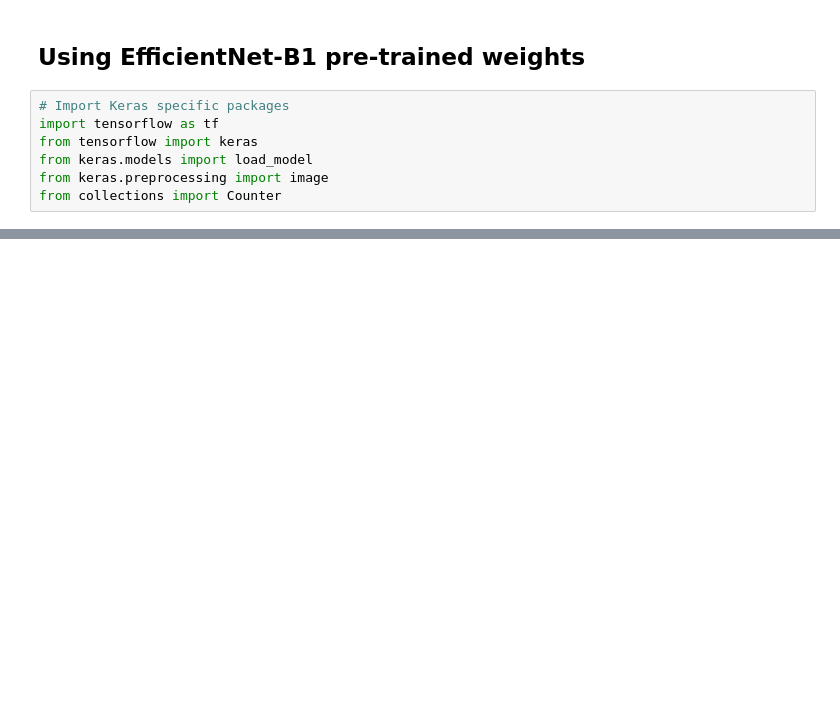
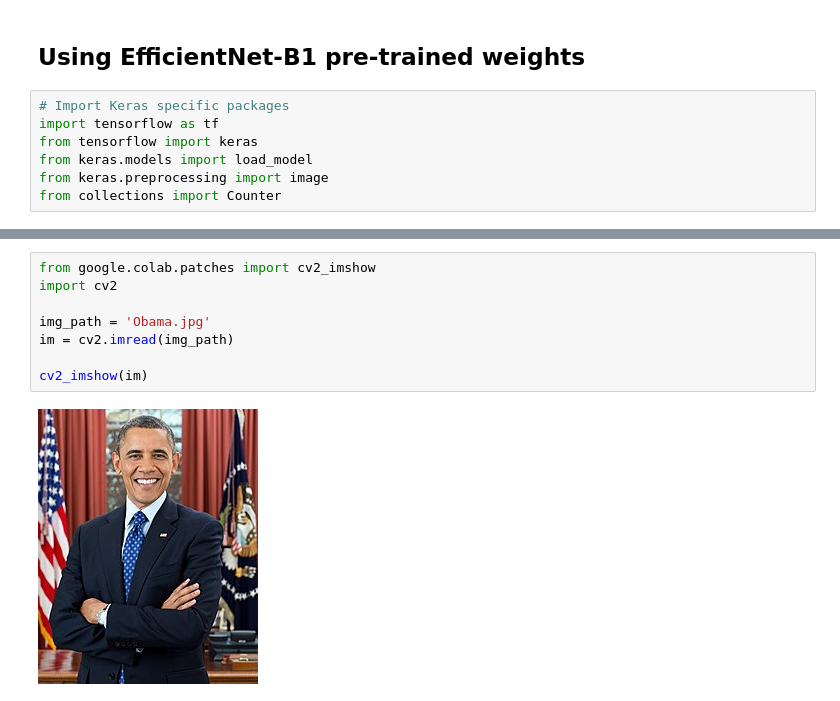
Before and after one commit to ra9hur/Animal-Image-Classification-WebApp, a Jupyter notebook: Animal.ipynb, the cells around one changed output, grey strips where cells are left out. Cells and saved outputs as stored; diff of their text form; blank space fills up the shorter version.

```diff
--- a/Animal.ipynb
+++ b/Animal.ipynb
@@ -515,3 +521,13 @@ pretrained_B1 = tf.keras.applications.EfficientNetB1(weights="imagenet")
+# %%
+from google.colab.patches import cv2_imshow
+import cv2
+
+img_path = 'Obama.jpg'
+im = cv2.imread(img_path)
+
+cv2_imshow(im)
+# %% [output]
+[figure, added]
 # %%
 # https://keras.io/api/applications/
 
```
Also changed, not shown: parts of 21 cells of this notebook, 5 other files.
